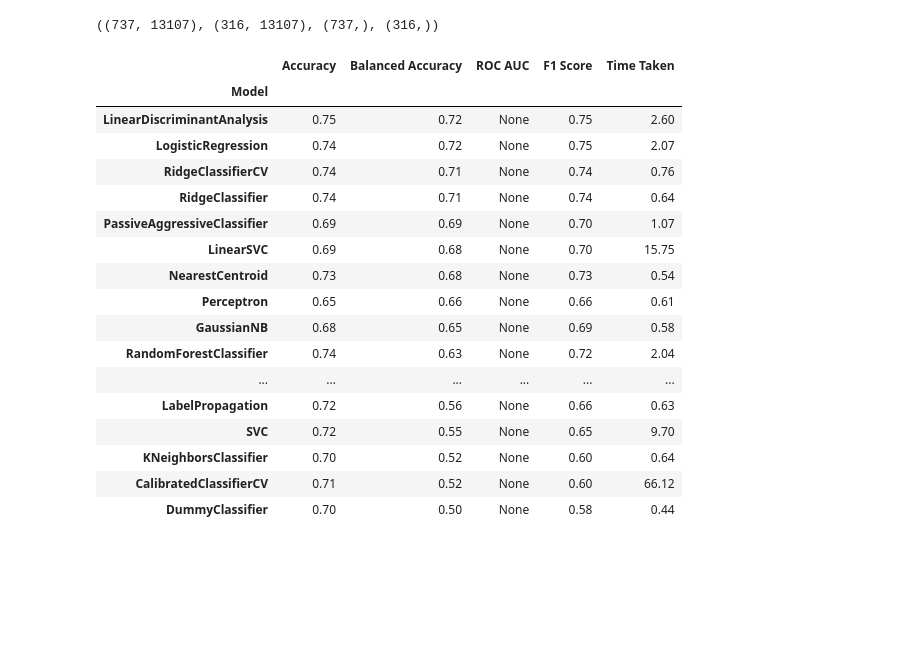
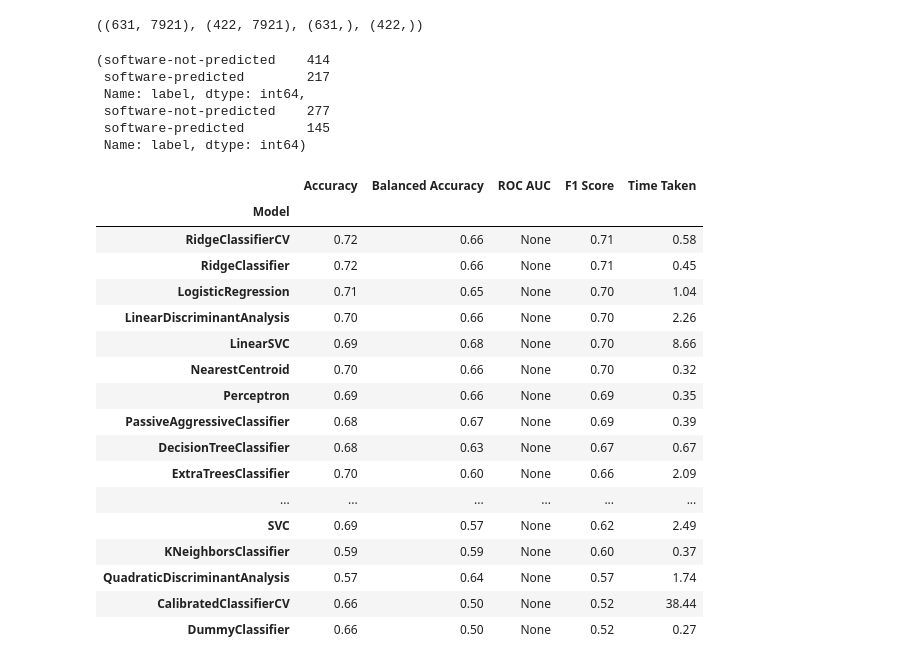
Before and after one commit to si2-urssi/eager, a Jupyter notebook: tfidf-models.ipynb, the cells around one changed output. Saved outputs shown, nothing was run; the diff lists cells and outputs as text; code cells hidden in the pictures; blank space fills up the shorter version.

Commit message:
TFIDF Models -- interpretible

```diff
--- a/tfidf-models.ipynb
+++ b/tfidf-models.ipynb
@@ -5,39 +5,66 @@ data = load_soft_search_2022()
 # %%
 from sklearn.feature_extraction.text import TfidfVectorizer
 from sklearn.model_selection import train_test_split
+from nltk.stem.porter import PorterStemmer
+import nltk
+import re
 
-X = TfidfVectorizer().fit_transform(data[SoftSearch2022DatasetFields.abstract_text]).toarray()
+stemmer = PorterStemmer()
+pattern = re.compile(r"(?u)\b\w\w+\b")
+
+def stem(text: str):
+    tokens = pattern.findall(text)
+    stems = [stemmer.stem(item) for item in tokens]
+    return stems
+
+tfidf_vect = TfidfVectorizer(
+    tokenizer=stem,
+    strip_accents="unicode",
+    stop_words="english",
+    ngram_range=(1, 1),
+)
+X = tfidf_vect.fit_transform(data[SoftSearch2022DatasetFields.abstract_text])
 
 X_train, X_test, y_train, y_test = train_test_split(
-    X,
+    X.toarray(),
     data[SoftSearch2022DatasetFields.label],
-    test_size=0.3,
+    test_size=0.4,
+    stratify=data[SoftSearch2022DatasetFields.label],
 )
 X_train.shape, X_test.shape, y_train.shape, y_test.shape
 # %% [output]
-((737, 13107), (316, 13107), (737,), (316,))
+((631, 7921), (422, 7921), (631,), (422,))
+# %%
+y_train.value_counts(), y_test.value_counts()
+# %% [output]
+(software-not-predicted    414
+ software-predicted        217
+ Name: label, dtype: int64,
+ software-not-predicted    277
+ software-predicted        145
+ Name: label, dtype: int64)
 # %%
 from lazypredict.Supervised import LazyClassifier
 
 clf = LazyClassifier(verbose=0, ignore_warnings=True, custom_metric=None)
 models, predictions = clf.fit(X_train, X_test, y_train, y_test)
-models.sort_values(by="Balanced Accuracy", ascending=False)
+models.sort_values(by="F1 Score", ascending=False)
 # %% [output]
 |  | Accuracy | Balanced Accuracy | ROC AUC | F1 Score | Time Taken |
 | Model |  |  |  |  |  |
-| LinearDiscriminantAnalysis | 0.75 | 0.72 | None | 0.75 | 2.60 |
-| LogisticRegression | 0.74 | 0.72 | None | 0.75 | 2.07 |
-| RidgeClassifierCV | 0.74 | 0.71 | None | 0.74 | 0.76 |
-| RidgeClassifier | 0.74 | 0.71 | None | 0.74 | 0.64 |
-| PassiveAggressiveClassifier | 0.69 | 0.69 | None | 0.70 | 1.07 |
-| LinearSVC | 0.69 | 0.68 | None | 0.70 | 15.75 |
-| NearestCentroid | 0.73 | 0.68 | None | 0.73 | 0.54 |
-| Perceptron | 0.65 | 0.66 | None | 0.66 | 0.61 |
-| GaussianNB | 0.68 | 0.65 | None | 0.69 | 0.58 |
-| RandomForestClassifier | 0.74 | 0.63 | None | 0.72 | 2.04 |
+| RidgeClassifierCV | 0.72 | 0.66 | None | 0.71 | 0.58 |
+| RidgeClassifier | 0.72 | 0.66 | None | 0.71 | 0.45 |
+| LogisticRegression | 0.71 | 0.65 | None | 0.70 | 1.04 |
+| LinearDiscriminantAnalysis | 0.70 | 0.66 | None | 0.70 | 2.26 |
+| LinearSVC | 0.69 | 0.68 | None | 0.70 | 8.66 |
+| NearestCentroid | 0.70 | 0.66 | None | 0.70 | 0.32 |
+| Perceptron | 0.69 | 0.66 | None | 0.69 | 0.35 |
+| PassiveAggressiveClassifier | 0.68 | 0.67 | None | 0.69 | 0.39 |
+| DecisionTreeClassifier | 0.68 | 0.63 | None | 0.67 | 0.67 |
+| ExtraTreesClassifier | 0.70 | 0.60 | None | 0.66 | 2.09 |
 | ... | ... | ... | ... | ... | ... |
-| LabelPropagation | 0.72 | 0.56 | None | 0.66 | 0.63 |
-| SVC | 0.72 | 0.55 | None | 0.65 | 9.70 |
-| KNeighborsClassifier | 0.70 | 0.52 | None | 0.60 | 0.64 |
-| CalibratedClassifierCV | 0.71 | 0.52 | None | 0.60 | 66.12 |
-| DummyClassifier | 0.70 | 0.50 | None | 0.58 | 0.44 |
+| SVC | 0.69 | 0.57 | None | 0.62 | 2.49 |
+| KNeighborsClassifier | 0.59 | 0.59 | None | 0.60 | 0.37 |
+| QuadraticDiscriminantAnalysis | 0.57 | 0.64 | None | 0.57 | 1.74 |
+| CalibratedClassifierCV | 0.66 | 0.50 | None | 0.52 | 38.44 |
+| DummyClassifier | 0.66 | 0.50 | None | 0.52 | 0.27 |
```
Also changed, not shown: parts of 5 cells of this notebook.
